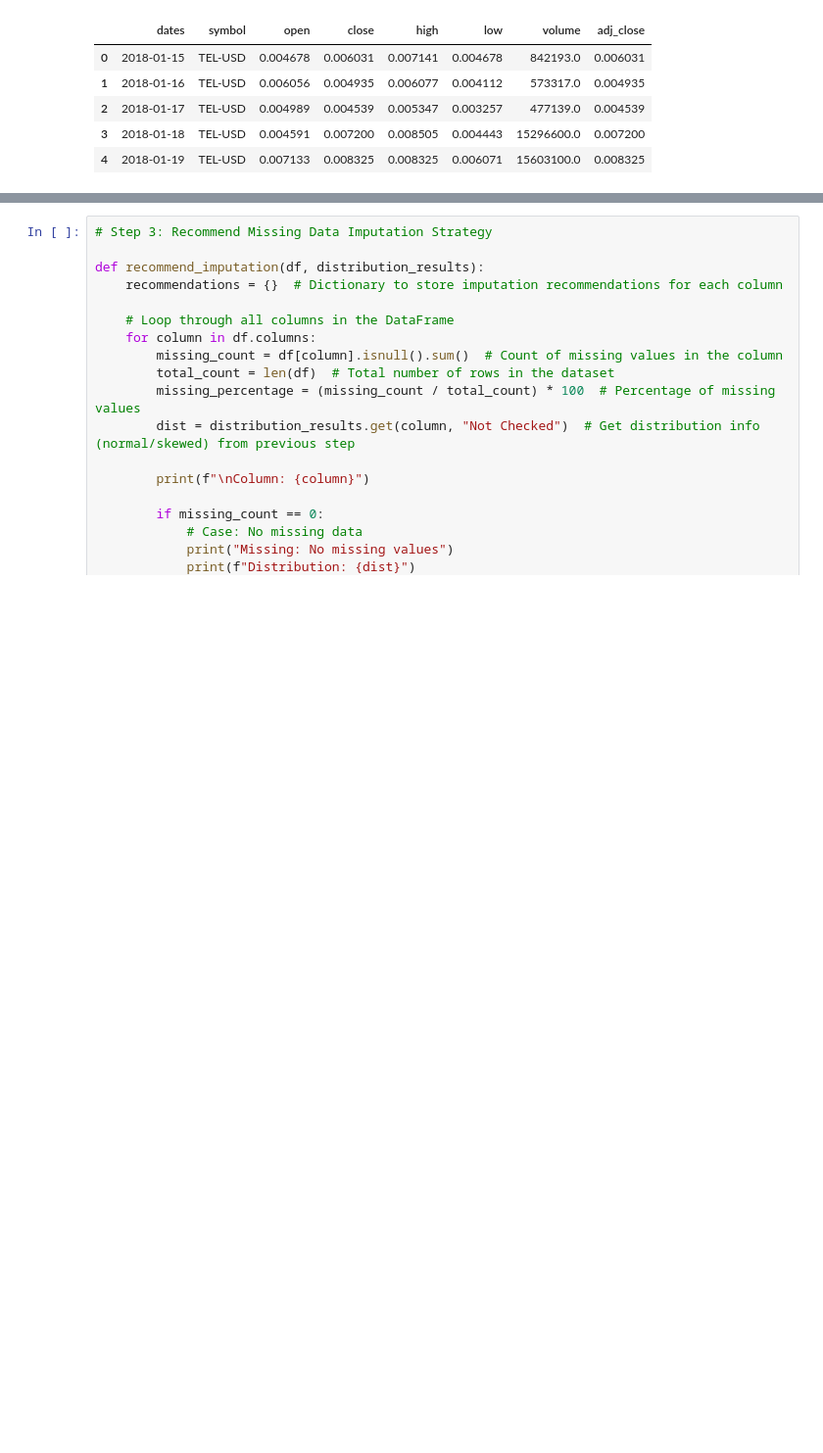
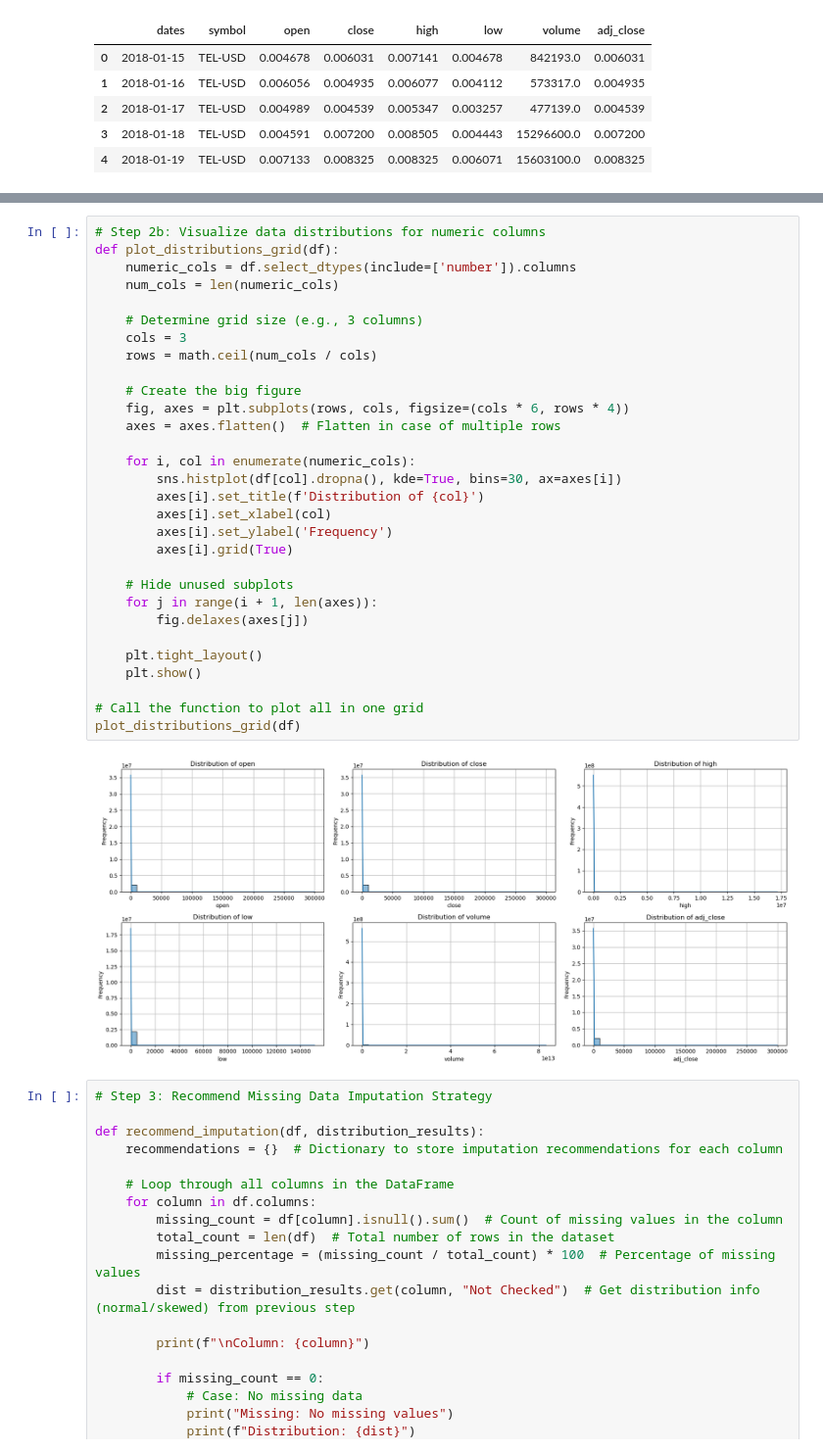
Before and after one commit to Hamed-Ahmadinia/data-analytics-python-course, a Jupyter notebook: Week 7/Data Analytics & Statistics in Python - Week 7.ipynb, the cells around one changed output, grey strips where cells are left out. Shown at 98% size. Cells and saved outputs as stored; diff of their text form; blank space fills up the shorter version.

```diff
--- a/Week 7/Data Analytics & Statistics in Python - Week 7.ipynb
+++ b/Week 7/Data Analytics & Statistics in Python - Week 7.ipynb
@@ -73,6 +73,38 @@ print("Data Distribution Check:\n", distribution_results)
 # %% [output]
 Data Distribution Check:
  {'open': 'Skewed Distribution', 'close': 'Skewed Distribution', 'high': 'Skewed Distribution', 'low': 'Skewed Distribution', 'volume': 'Skewed Distribution', 'adj_close': 'Skewed Distribution'}
+# %%
+# Step 2b: Visualize data distributions for numeric columns
+def plot_distributions_grid(df):
+    numeric_cols = df.select_dtypes(include=['number']).columns
+    num_cols = len(numeric_cols)
+
+    # Determine grid size (e.g., 3 columns)
+    cols = 3
+    rows = math.ceil(num_cols / cols)
+
+    # Create the big figure
+    fig, axes = plt.subplots(rows, cols, figsize=(cols * 6, rows * 4))
+    axes = axes.flatten()  # Flatten in case of multiple rows
+
+    for i, col in enumerate(numeric_cols):
+        sns.histplot(df[col].dropna(), kde=True, bins=30, ax=axes[i])
+        axes[i].set_title(f'Distribution of {col}')
+        axes[i].set_xlabel(col)
+        axes[i].set_ylabel('Frequency')
+        axes[i].grid(True)
+
+    # Hide unused subplots
+    for j in range(i + 1, len(axes)):
+        fig.delaxes(axes[j])
+
+    plt.tight_layout()
+    plt.show()
+
+# Call the function to plot all in one grid
+plot_distributions_grid(df)
+# %% [output]
+[figure, added]
 # %%
 # Step 3: Recommend Missing Data Imputation Strategy
 
```
Also changed, not shown: parts of 13 cells of this notebook.
